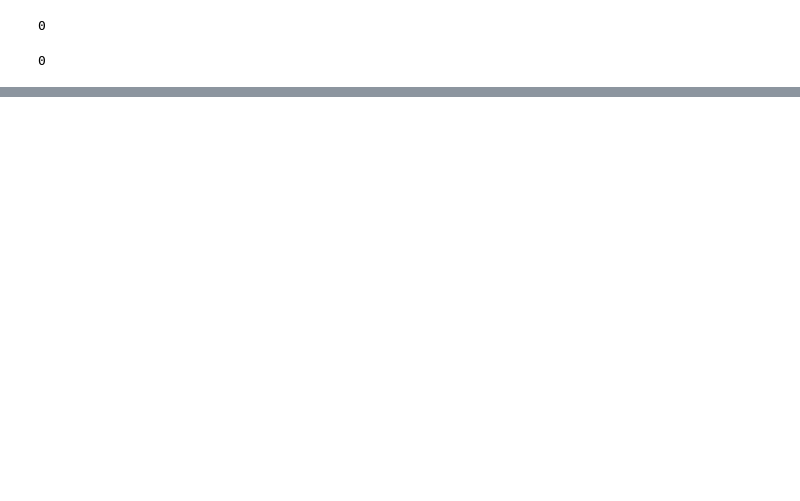
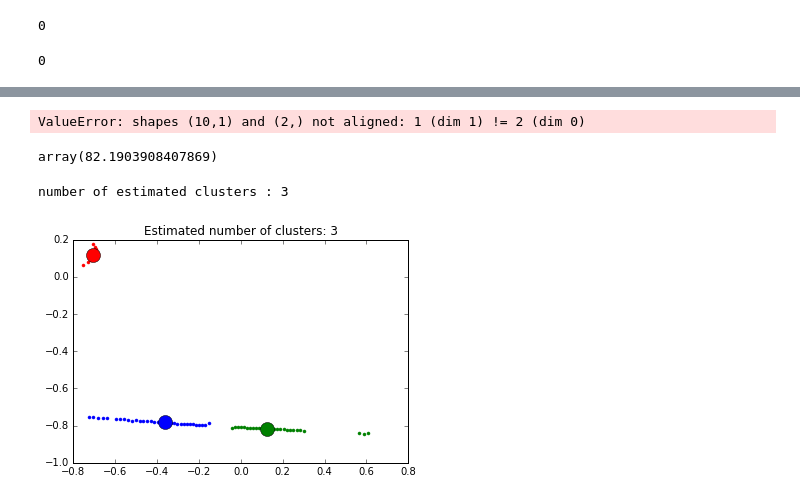
Before and after one commit to paulruvolo/warmup_project_2017, a Jupyter notebook: warmup_project/testing/person_detect_test.ipynb, the cells around one changed output, grey strips where cells are left out. Drawn from its saved outputs; the diff is of its cells as text; code cells hidden in the pictures; blank space fills up the shorter version.

```diff
--- a/warmup_project/testing/person_detect_test.ipynb
+++ b/warmup_project/testing/person_detect_test.ipynb
@@ -199,0 +156,51 @@ list(bb.iteritems())
+# %%
+# Predict data of estimated models
+line_X = np.arange(-5, 5)
+line_y_ransac = model_ransac.predict(line_X[:, np.newaxis])
+
+# Compare estimated coefficients
+lw = 2
+plt.plot(line_X, line_y_ransac, color='cornflowerblue', linestyle='-',
+         linewidth=lw, label='RANSAC regressor')
+plt.show()
+# %% [output]
+ValueError: shapes (10,1) and (2,) not aligned: 1 (dim 1) != 2 (dim 0)
+# %%
+X, y, coef = datasets.make_regression(n_samples=n_samples, n_features=1,
+                                      n_informative=1, noise=10,
+                                      coef=True, random_state=0)
+# %%
+coef
+# %% [output]
+array(82.1903908407869)
+# %%
+from sklearn.cluster import MeanShift, estimate_bandwidth
+# The following bandwidth can be automatically detected using
+bandwidth = estimate_bandwidth(X, quantile=0.2, n_samples=500)
+
+ms = MeanShift(bandwidth=bandwidth, bin_seeding=True)
+ms.fit(X)
+labels = ms.labels_
+cluster_centers = ms.cluster_centers_
+
+labels_unique = np.unique(labels)
+n_clusters_ = len(labels_unique)
+
+print("number of estimated clusters : %d" % n_clusters_)
+# %% [output]
+number of estimated clusters : 3
+# %%
+plt.figure(1)
+plt.clf()
+
+colors = cycle('bgrcmykbgrcmykbgrcmykbgrcmyk')
+for k, col in zip(range(n_clusters_), colors):
+    my_members = labels == k
+    cluster_center = cluster_centers[k]
+    plt.plot(X[my_members, 0], X[my_members, 1], col + '.')
+    plt.plot(cluster_center[0], cluster_center[1], 'o', markerfacecolor=col,
+             markeredgecolor='k', markersize=14)
+plt.title('Estimated number of clusters: %d' % n_clusters_)
+plt.show()
+# %% [output]
+[figure, added]
```
Also changed, not shown: parts of 23 cells of this notebook, 4 other files.
